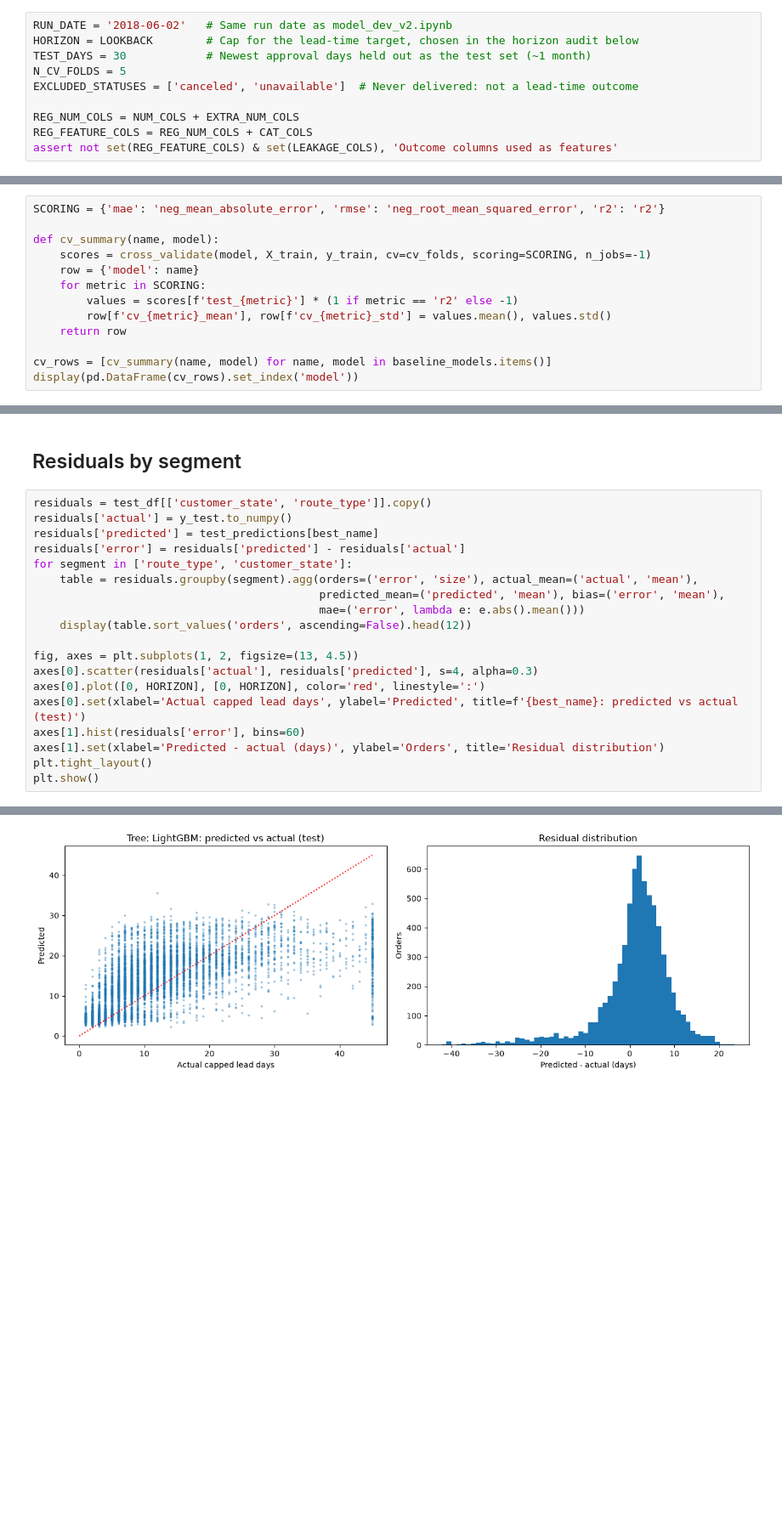
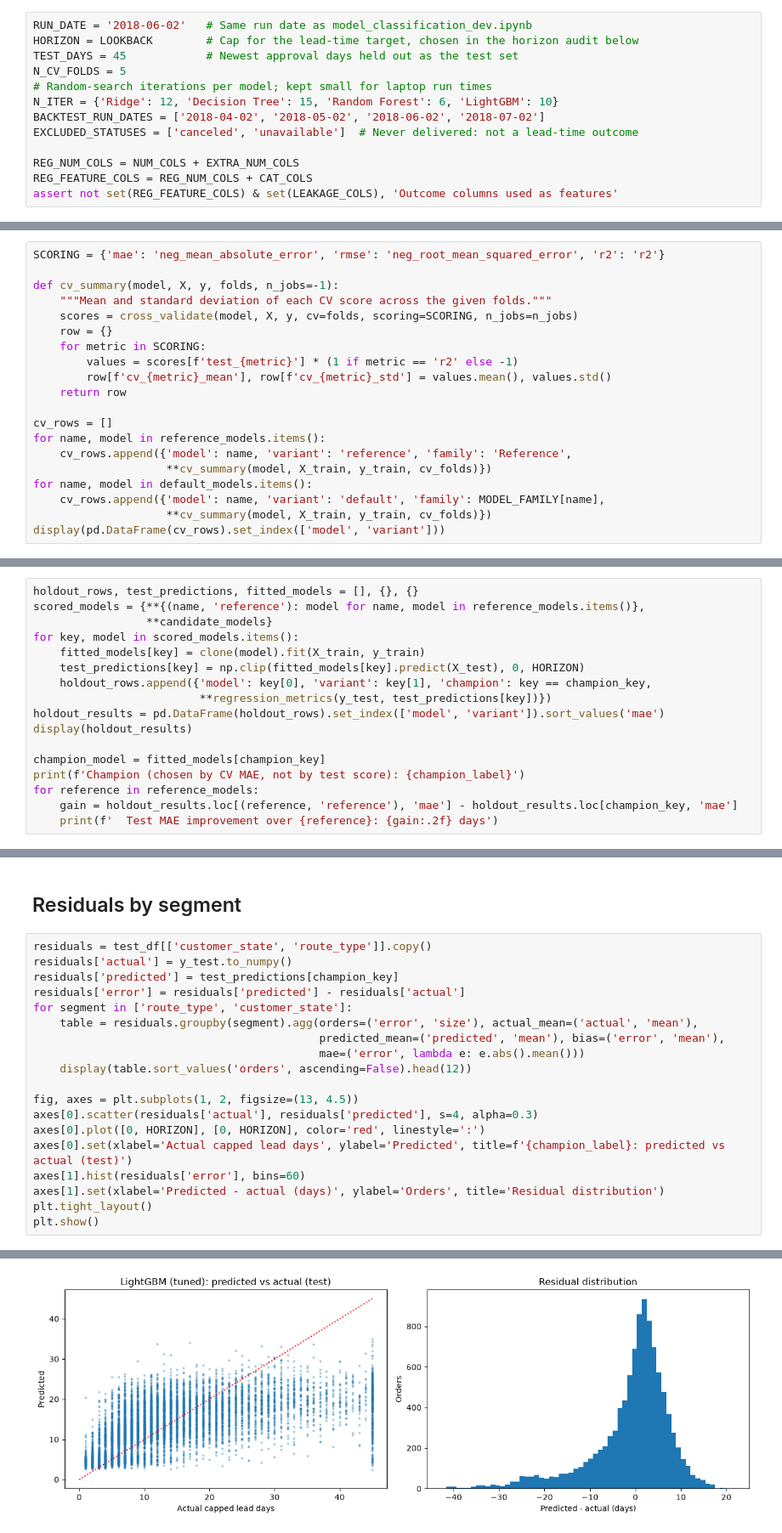
Before and after one commit to mushroomyyy/Team8_IT5006_Ecommerce_Analytics_AY2627Sem1, a Jupyter notebook: phase2/model_regression_dev.ipynb, the cells around one changed output, grey strips where cells are left out. Shown at 85% size. Saved outputs shown, nothing was run; the diff lists cells and outputs as text; blank space fills up the shorter version.

```diff
--- a/phase2/model_regression_dev.ipynb
+++ b/phase2/model_regression_dev.ipynb
@@ -64,10 +70,13 @@ np.random.seed(RANDOM_STATE)
 # %% [markdown]
 # Constants
 # %%
-RUN_DATE = '2018-06-02'   # Same run date as model_dev_v2.ipynb
+RUN_DATE = '2018-06-02'   # Same run date as model_classification_dev.ipynb
 HORIZON = LOOKBACK        # Cap for the lead-time target, chosen in the horizon audit below
-TEST_DAYS = 30            # Newest approval days held out as the test set (~1 month)
+TEST_DAYS = 45            # Newest approval days held out as the test set
 N_CV_FOLDS = 5
+# Random-search iterations per model; kept small for laptop run times
+N_ITER = {'Ridge': 12, 'Decision Tree': 15, 'Random Forest': 6, 'LightGBM': 10}
+BACKTEST_RUN_DATES = ['2018-04-02', '2018-05-02', '2018-06-02', '2018-07-02']
 EXCLUDED_STATUSES = ['canceled', 'unavailable']  # Never delivered: not a lead-time outcome
 
 REG_NUM_COLS = NUM_COLS + EXTRA_NUM_COLS
@@ -260,14 +323,21 @@ baseline_models = {
 # %%
 SCORING = {'mae': 'neg_mean_absolute_error', 'rmse': 'neg_root_mean_squared_error', 'r2': 'r2'}
 
-def cv_summary(name, model):
-    scores = cross_validate(model, X_train, y_train, cv=cv_folds, scoring=SCORING, n_jobs=-1)
-    row = {'model': name}
+def cv_summary(model, X, y, folds, n_jobs=-1):
+    """Mean and standard deviation of each CV score across the given folds."""
+    scores = cross_validate(model, X, y, cv=folds, scoring=SCORING, n_jobs=n_jobs)
+    row = {}
     for metric in SCORING:
         values = scores[f'test_{metric}'] * (1 if metric == 'r2' else -1)
         row[f'cv_{metric}_mean'], row[f'cv_{metric}_std'] = values.mean(), values.std()
     return row
 
-cv_rows = [cv_summary(name, model) for name, model in baseline_models.items()]
-display(pd.DataFrame(cv_rows).set_index('model'))
+cv_rows = []
+for name, model in reference_models.items():
+    cv_rows.append({'model': name, 'variant': 'reference', 'family': 'Reference',
+                    **cv_summary(model, X_train, y_train, cv_folds)})
+for name, model in default_models.items():
+    cv_rows.append({'model': name, 'variant': 'default', 'family': MODEL_FAMILY[name],
+                    **cv_summary(model, X_train, y_train, cv_folds)})
+display(pd.DataFrame(cv_rows).set_index(['model', 'variant']))
 # %% [output]
@@ -378,0 +462,17 @@ display(pd.DataFrame({
+# %%
+holdout_rows, test_predictions, fitted_models = [], {}, {}
+scored_models = {**{(name, 'reference'): model for name, model in reference_models.items()},
+                 **candidate_models}
+for key, model in scored_models.items():
+    fitted_models[key] = clone(model).fit(X_train, y_train)
+    test_predictions[key] = np.clip(fitted_models[key].predict(X_test), 0, HORIZON)
+    holdout_rows.append({'model': key[0], 'variant': key[1], 'champion': key == champion_key,
+                         **regression_metrics(y_test, test_predictions[key])})
+holdout_results = pd.DataFrame(holdout_rows).set_index(['model', 'variant']).sort_values('mae')
+display(holdout_results)
+
+champion_model = fitted_models[champion_key]
+print(f'Champion (chosen by CV MAE, not by test score): {champion_label}')
+for reference in reference_models:
+    gain = holdout_results.loc[(reference, 'reference'), 'mae'] - holdout_results.loc[champion_key, 'mae']
+    print(f'  Test MAE improvement over {reference}: {gain:.2f} days')
@@ -411,7 +529,7 @@ display(importance)
 # %%
 residuals = test_df[['customer_state', 'route_type']].copy()
 residuals['actual'] = y_test.to_numpy()
-residuals['predicted'] = test_predictions[best_name]
+residuals['predicted'] = test_predictions[champion_key]
 residuals['error'] = residuals['predicted'] - residuals['actual']
 for segment in ['route_type', 'customer_state']:
     table = residuals.groupby(segment).agg(orders=('error', 'size'), actual_mean=('actual', 'mean'),
@@ -422,7 +540,7 @@ for segment in ['route_type', 'customer_state']:
 fig, axes = plt.subplots(1, 2, figsize=(13, 4.5))
 axes[0].scatter(residuals['actual'], residuals['predicted'], s=4, alpha=0.3)
 axes[0].plot([0, HORIZON], [0, HORIZON], color='red', linestyle=':')
-axes[0].set(xlabel='Actual capped lead days', ylabel='Predicted', title=f'{best_name}: predicted vs actual (test)')
+axes[0].set(xlabel='Actual capped lead days', ylabel='Predicted', title=f'{champion_label}: predicted vs actual (test)')
 axes[1].hist(residuals['error'], bins=60)
 axes[1].set(xlabel='Predicted - actual (days)', ylabel='Orders', title='Residual distribution')
 plt.tight_layout()
@@ -450,3 +568,3 @@ plt.show()
-[figure, old version]
+[figure, new version]
 # %% [markdown]
 # Dual framing: a late flag derived from the regression output
```
Also changed, not shown: parts of 32 cells of this notebook, 2 other files.
